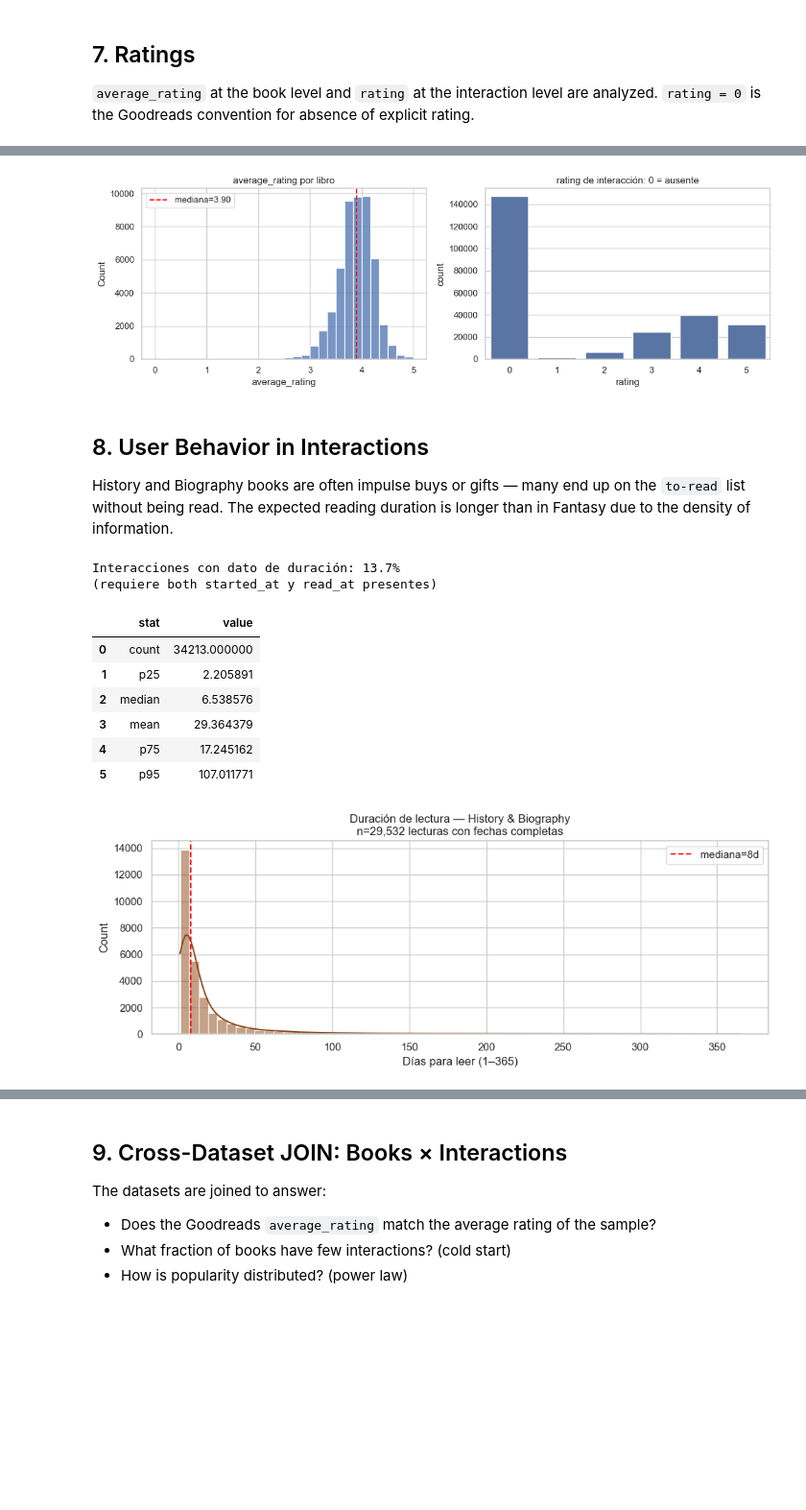
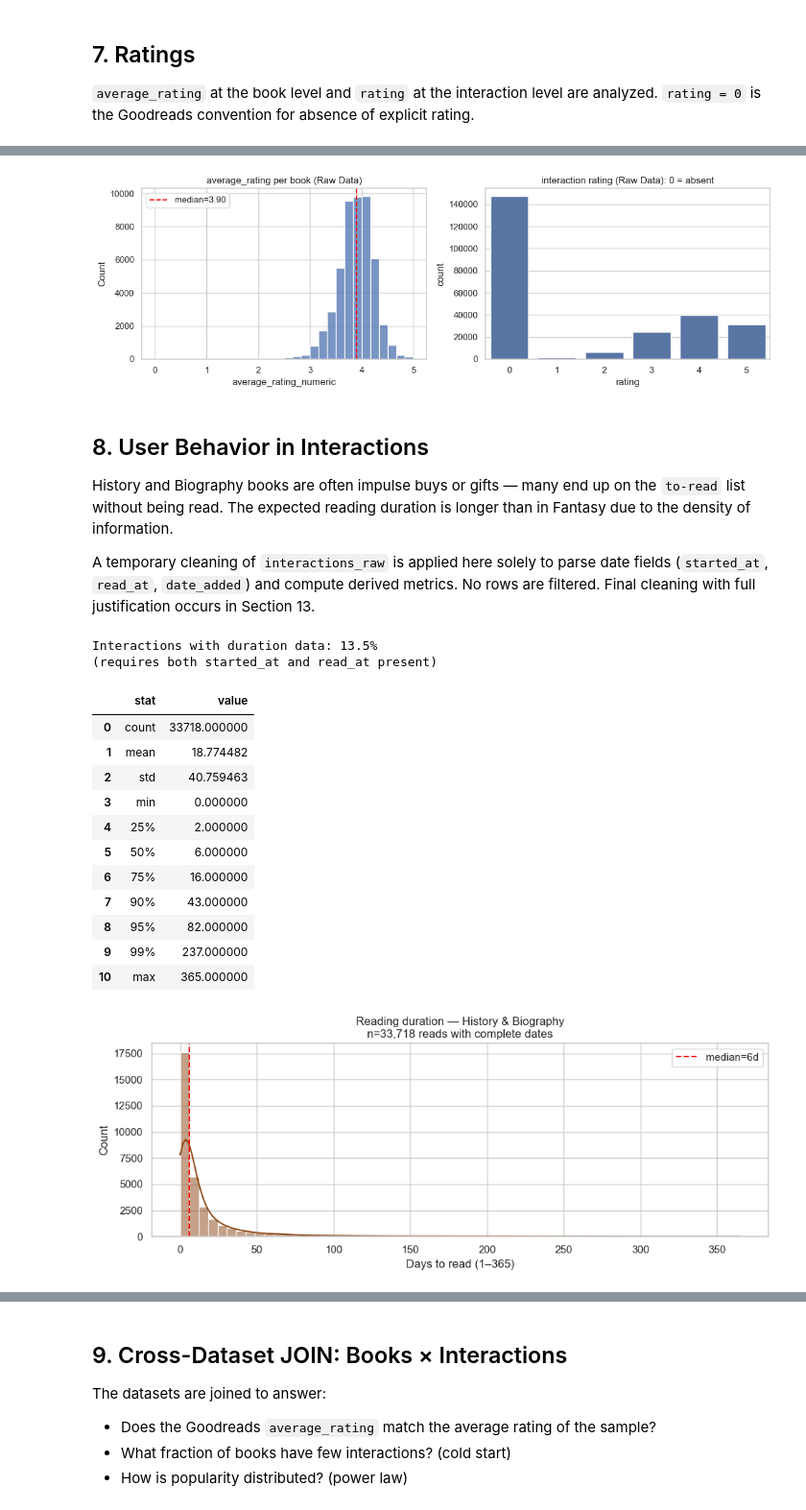
Before and after one commit to tsavorae/book-recommendations, a Jupyter notebook: notebooks/EDA_History.ipynb, the cells around one changed output, grey strips where cells are left out. Shown at 96% size. Saved outputs shown, nothing was run; the diff lists cells and outputs as text; code cells hidden in the pictures; blank space fills up the shorter version.

```diff
--- a/notebooks/EDA_History.ipynb
+++ b/notebooks/EDA_History.ipynb
@@ -374,49 +386,59 @@ summary['rating_profile']
 # %%
 fig, axes = plt.subplots(1, 2, figsize=(12, 4))
 
-sns.histplot(books_clean['average_rating'].dropna(), bins=30, ax=axes[0])
-axes[0].set_title('average_rating per book')
-axes[0].axvline(books_clean['average_rating'].median(), color='red', linestyle='--', label=f"median={books_clean['average_rating'].median():.2f}")
+sns.histplot(books_raw['average_rating_numeric'].dropna(), bins=30, ax=axes[0])
+axes[0].set_title('average_rating per book (Raw Data)')
+axes[0].axvline(books_raw['average_rating_numeric'].median(), color='red', linestyle='--', label=f"median={books_raw['average_rating_numeric'].median():.2f}")
 axes[0].legend()
 
-sns.countplot(data=interactions_clean, x='rating', ax=axes[1])
-axes[1].set_title('interaction rating: 0 = absent')
+sns.countplot(data=interactions_raw, x='rating', ax=axes[1])
+axes[1].set_title('interaction rating (Raw Data): 0 = absent')
 
 plt.tight_layout()
 plt.show()
 # %% [output]
-[figure, old version]
+[figure, new version]
 # %% [markdown]
 ## 8. User Behavior in Interactions
 
 History and Biography books are often impulse buys or gifts — many end up on the `to-read` list without being read. The expected reading duration is longer than in Fantasy due to the density of information.
+
+A temporary cleaning of `interactions_raw` is applied here solely to parse date fields (`started_at`, `read_at`, `date_added`) and compute derived metrics. No rows are filtered. Final cleaning with full justification occurs in Section 13.
+# %%
+# Temporary cleaning: only parses dates and adds derived columns; does not filter rows
+interactions_temp = clean_interactions(interactions_raw)
 # %%
-duration_artifacts = reading_duration_profile(interactions_clean)
+duration_artifacts = reading_duration_profile(interactions_temp)
 
 print(f"Interactions with duration data: {duration_artifacts['pct_with_duration']:.1%}")
 print(f"(requires both started_at and read_at present)")
 display(duration_artifacts['duration_stats'])
 # %% [output]
-Interacciones con dato de duración: 13.7%
-(requiere both started_at y read_at presentes)
+Interactions with duration data: 13.5%
+(requires both started_at and read_at present)
 |  | stat | value |
-| 0 | count | 34213.000000 |
-| 1 | p25 | 2.205891 |
-| 2 | median | 6.538576 |
-| 3 | mean | 29.364379 |
-| 4 | p75 | 17.245162 |
-| 5 | p95 | 107.011771 |
+| 0 | count | 33718.000000 |
+| 1 | mean | 18.774482 |
+| 2 | std | 40.759463 |
+| 3 | min | 0.000000 |
+| 4 | 25% | 2.000000 |
+| 5 | 50% | 6.000000 |
+| 6 | 75% | 16.000000 |
+| 7 | 90% | 43.000000 |
+| 8 | 95% | 82.000000 |
+| 9 | 99% | 237.000000 |
+| 10 | max | 365.000000 |
 # %%
 dur = duration_artifacts['duration_distribution']
 if len(dur) > 0:
     fig, ax = plt.subplots(figsize=(10, 4))
     sns.histplot(dur, bins=60, ax=ax, kde=True, color='saddlebrown')
     ax.set_xlabel('Days to read (1–365)')
     ax.set_title(f'Reading duration — History & Biography\nn={len(dur):,} reads with complete dates')
-    ax.axvline(dur.median(), color=red, linestyle='--', label=f'median={dur.median():.0f}d')
+    ax.axvline(dur.median(), color='red', linestyle='--', label=f'median={dur.median():.0f}d')
     ax.legend()
     plt.tight_layout()
     plt.show()
 # %% [output]
-[figure, old version]
+[figure, new version]
 # %%
```
Also changed, not shown: parts of 28 cells of this notebook.
